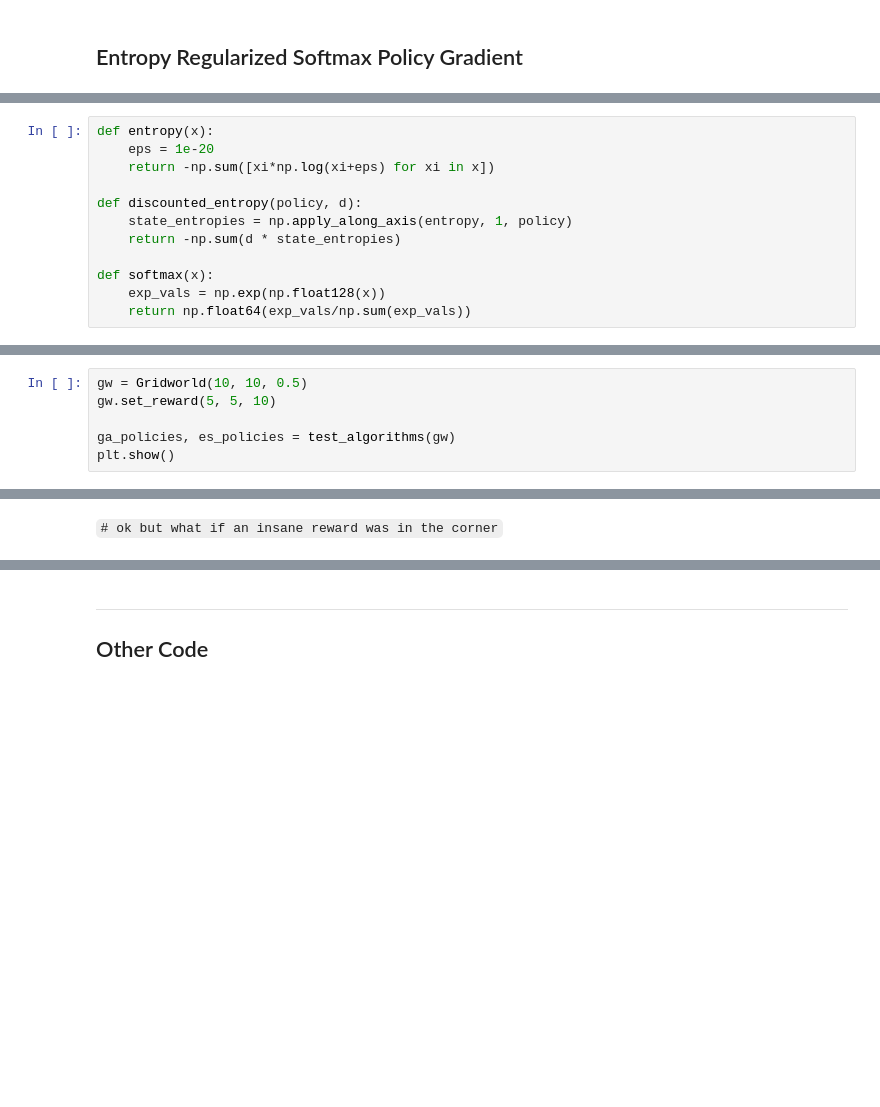
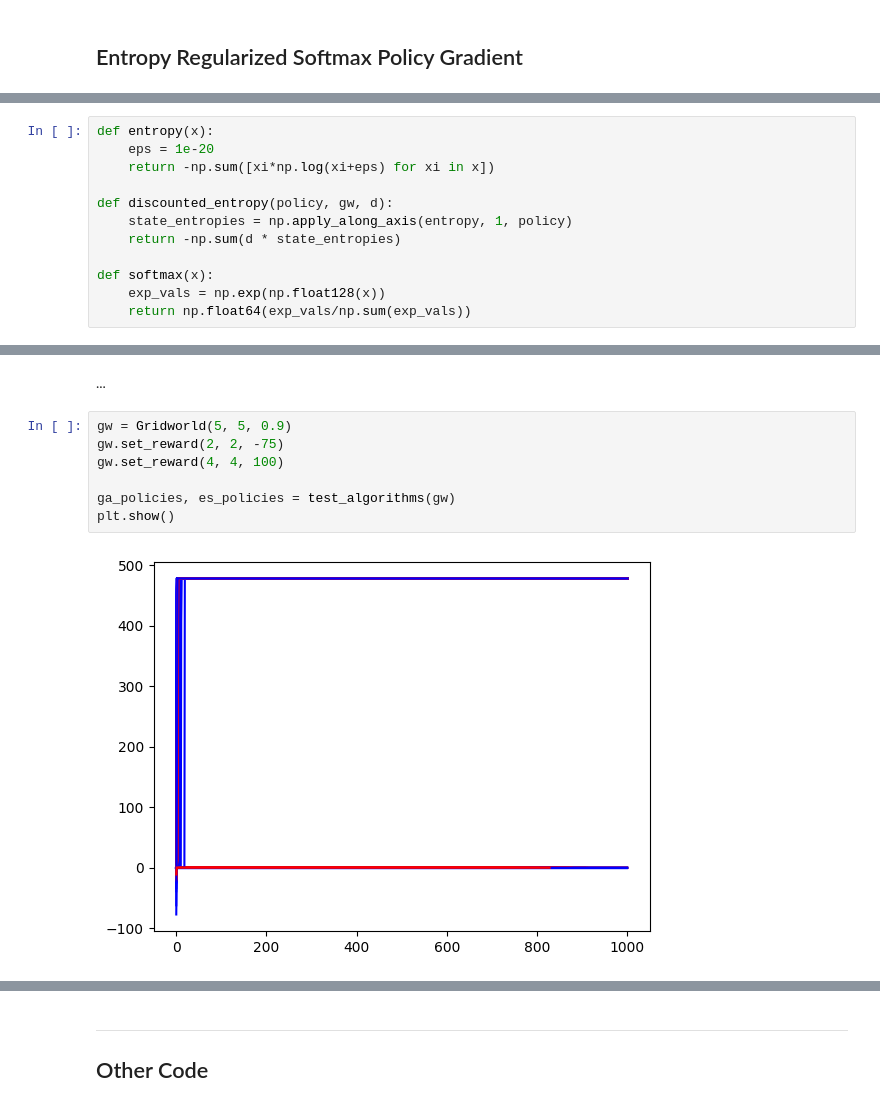
Before and after one commit to pamsoulin/cs169-finite-time-rl, a Jupyter notebook: final-project-169.ipynb, the cells around one changed output, grey strips where cells are left out. Cells and saved outputs as stored; diff of their text form; blank space fills up the shorter version.

```diff
--- a/final-project-169.ipynb
+++ b/final-project-169.ipynb
@@ -179,7 +209,7 @@ def entropy(x):
     eps = 1e-20
     return -np.sum([xi*np.log(xi+eps) for xi in x])
 
-def discounted_entropy(policy, d):
+def discounted_entropy(policy, gw, d):
     state_entropies = np.apply_along_axis(entropy, 1, policy)
     return -np.sum(d * state_entropies)
 
@@ -294,6 +332,11 @@ We can then test their performance given a much larger grid world to work from:
+# %% [markdown]
+...
 # %%
-gw = Gridworld(10, 10, 0.5)
-gw.set_reward(5, 5, 10)
+gw = Gridworld(5, 5, 0.9)
+gw.set_reward(2, 2, -75)
+gw.set_reward(4, 4, 100)
 
 ga_policies, es_policies = test_algorithms(gw)
 plt.show()
+# %% [output]
+[figure, added]
@@ -300,2 +343,0 @@ plt.show()
-# %% [markdown]
-`# ok but what if an insane reward was in the corner`
```
Also changed, not shown: parts of 17 cells of this notebook.
